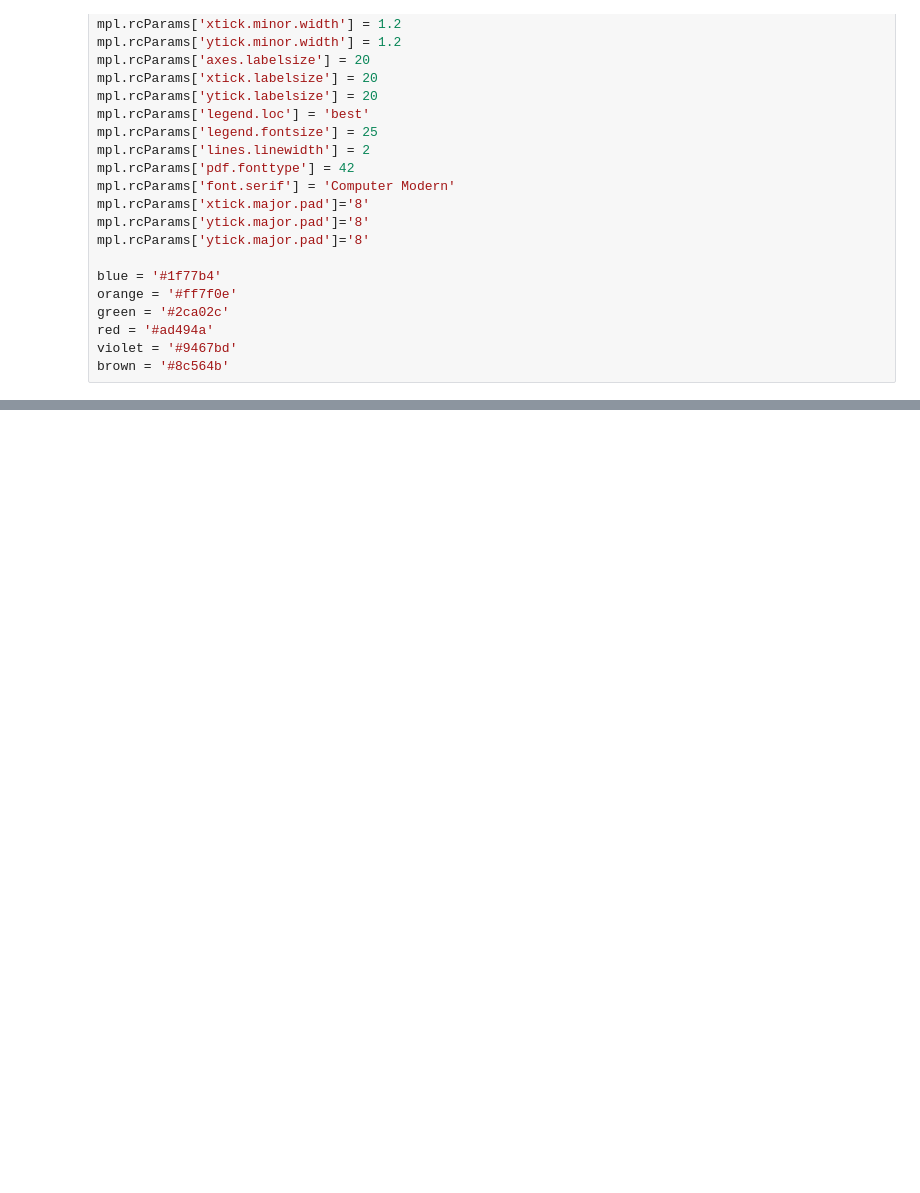
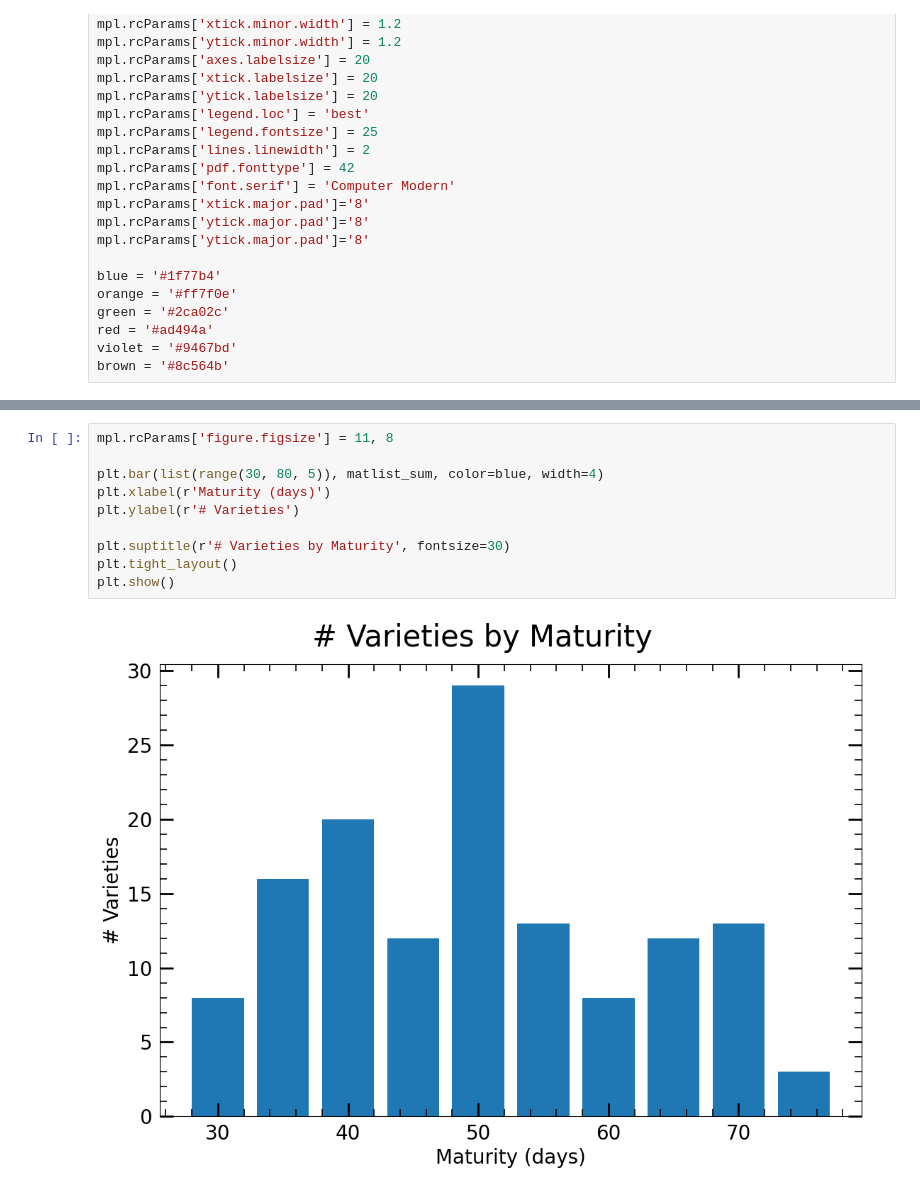
Before and after one commit to ninoyrahman/JSD, a Jupyter notebook: jsd.ipynb, the cells around one changed output, grey strips where cells are left out. Cells and saved outputs as stored; diff of their text form; blank space fills up the shorter version.

```diff
--- a/jsd.ipynb
+++ b/jsd.ipynb
@@ -81,0 +123,12 @@ db.make_month_list('data/All_crop_month_new.xlsx')
+# %%
+mpl.rcParams['figure.figsize'] = 11, 8
+
+plt.bar(list(range(30, 80, 5)), matlist_sum, color=blue, width=4)
+plt.xlabel(r'Maturity (days)')
+plt.ylabel(r'# Varieties')
+
+plt.suptitle(r'# Varieties by Maturity', fontsize=30)
+plt.tight_layout()
+plt.show()
+# %% [output]
+[figure, added]
```
Also changed, not shown: parts of 3 cells of this notebook, 1 other file.
